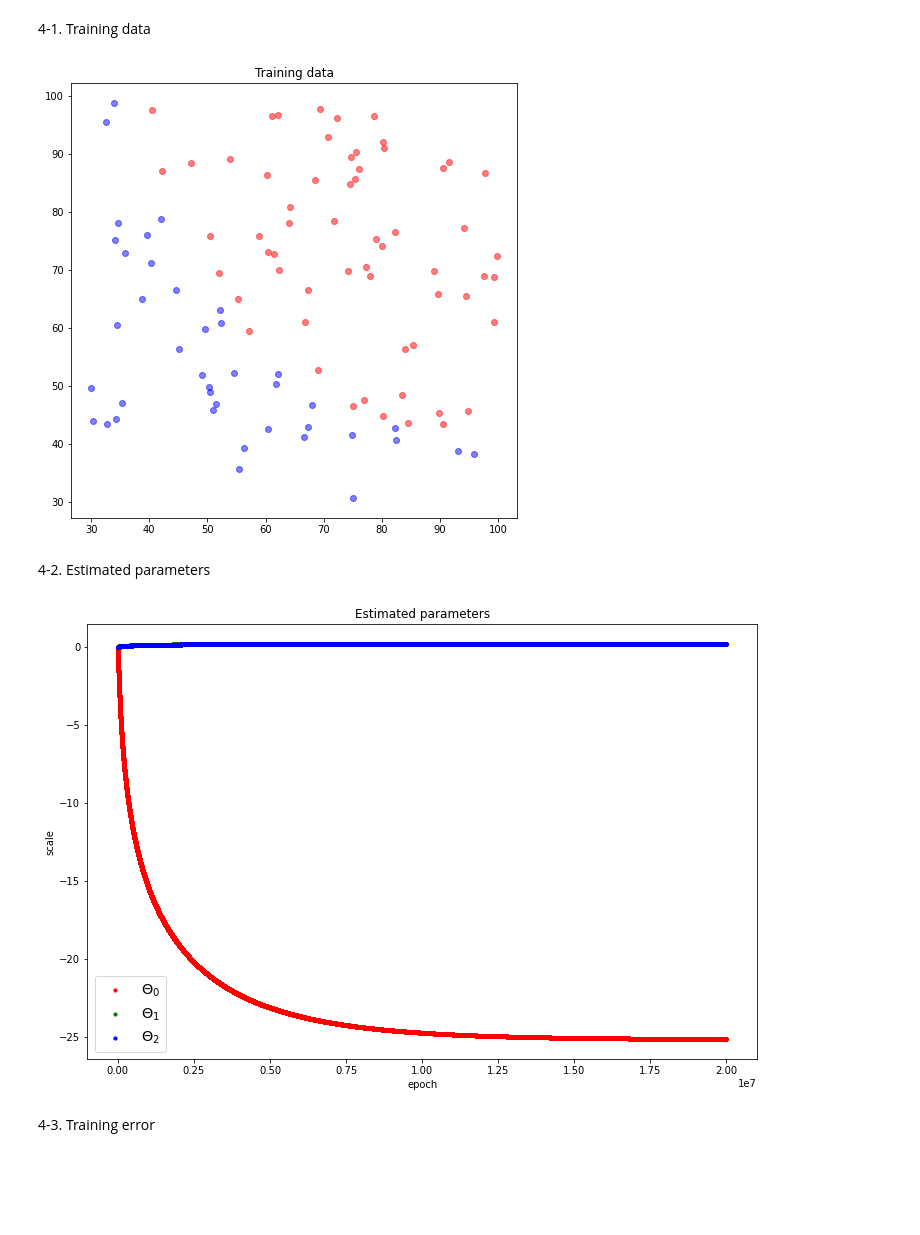
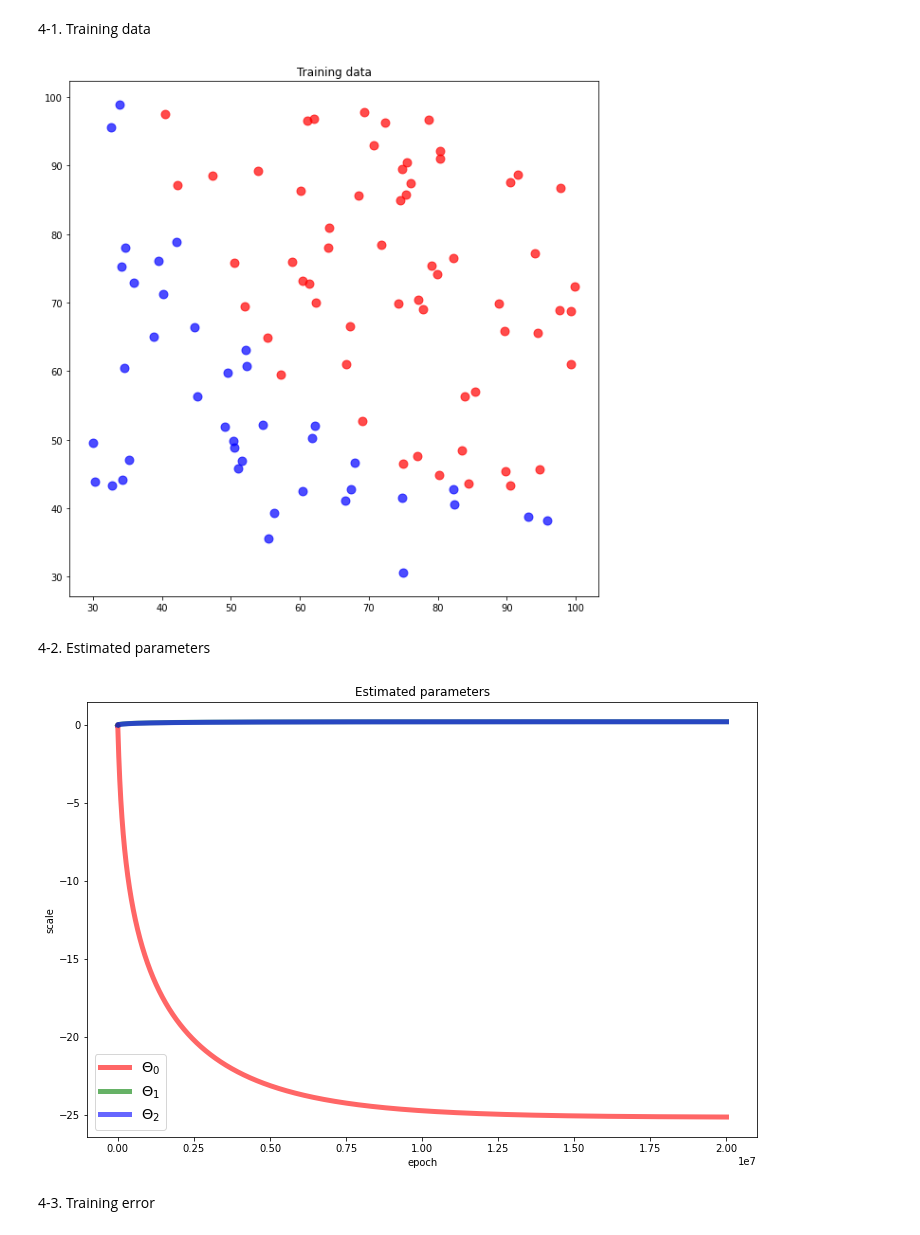
Before and after one commit to ihooni/class-MachineLearning, a Jupyter notebook: 05/assignment-05.ipynb, the cells around one changed output. Saved outputs shown, nothing was run; the diff lists cells and outputs as text; code cells hidden in the pictures; blank space fills up the shorter version.

```diff
--- a/05/assignment-05.ipynb
+++ b/05/assignment-05.ipynb
@@ -61,33 +62,33 @@ for epoch in range(epoch_count):
 4-1. Training data
 # %%
 import matplotlib.pyplot as plt
-
-epoch_tick = np.arange(epoch_count)
 
 X_label0 = X_data[np.squeeze(Y_data) == 0]
 X_label1 = X_data[np.squeeze(Y_data) == 1]
 
-plt.figure(figsize=(8, 8))
+plt.figure(figsize=(10, 10))
 plt.title('Training data')
-plt.scatter(X_label0[:, 0], X_label0[:, 1], alpha=0.5, c='b')
-plt.scatter(X_label1[:, 0], X_label1[:, 1], alpha=0.5, c='r')
+plt.scatter(X_label0[:, 0], X_label0[:, 1], alpha=0.7, c='b', s=80)
+plt.scatter(X_label1[:, 0], X_label1[:, 1], alpha=0.7, c='r', s=80)
 plt.show()
 # %% [output]
-[figure, old version]
+[figure, new version]
 # %% [markdown]
 4-2. Estimated parameters
 # %%
+epoch_tick = np.arange(epoch_count)
+
 plt.figure(figsize=(12, 8))
 plt.title('Estimated parameters')
-plt.scatter(epoch_tick, history['theta'][:, 0], c='r', s=10)
-plt.scatter(epoch_tick, history['theta'][:, 1], c='g', s=10)
-plt.scatter(epoch_tick, history['theta'][:, 2], c='b', s=10)
+plt.plot(epoch_tick, history['theta'][:, 0], 'r-', alpha=0.6, lw=5)
+plt.plot(epoch_tick, history['theta'][:, 1], 'g-', alpha=0.6, lw=5)
+plt.plot(epoch_tick, history['theta'][:, 2], 'b-', alpha=0.6, lw=5)
 plt.legend(['$\Theta_0$', '$\Theta_1$', '$\Theta_2$'], fontsize='x-large', loc='lower left')
 plt.xlabel('epoch')
 plt.ylabel('scale')
 plt.show()
 # %% [output]
-[figure, old version]
+[figure, new version]
 # %% [markdown]
 4-3. Training error
 # %%
```
Also changed, not shown: parts of 4 cells of this notebook.
